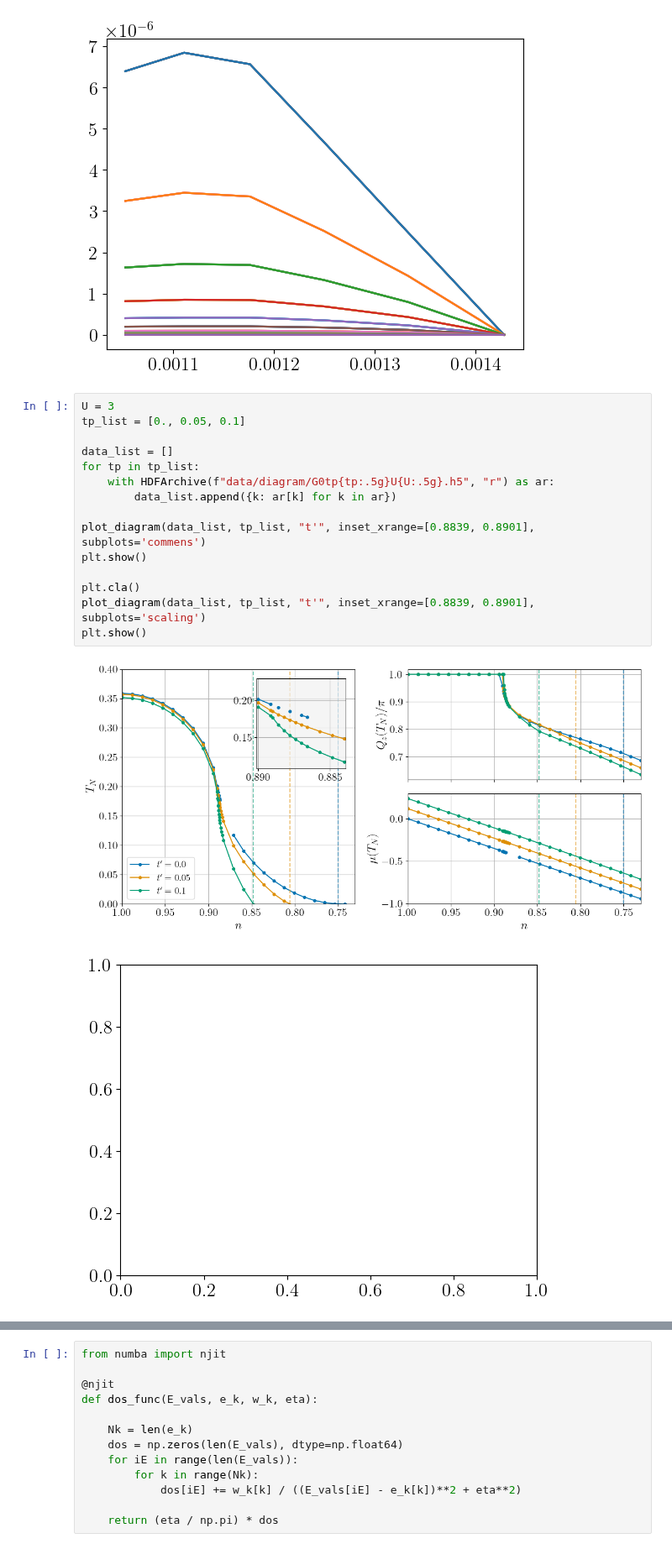
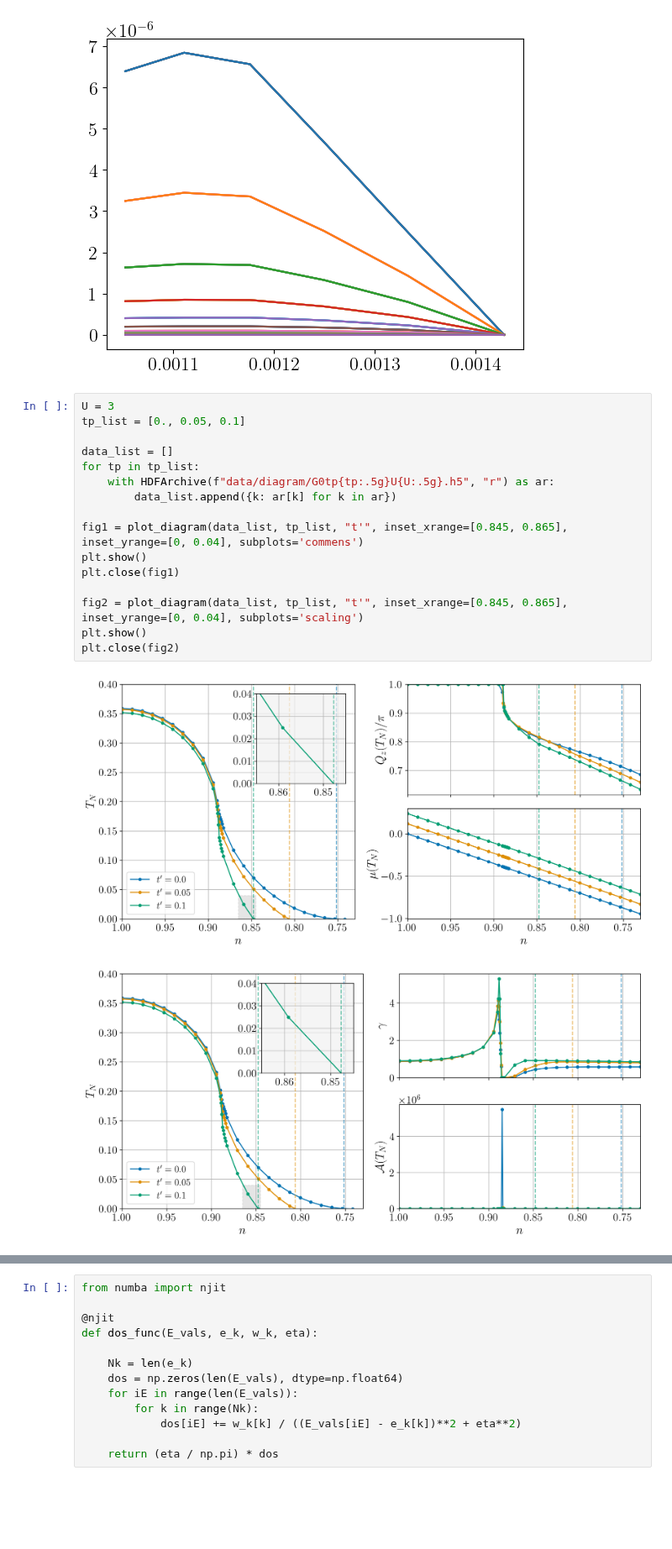
Before and after one commit to cctort/quantum_criticality, a Jupyter notebook: chi_rpa.ipynb, the cells around one changed output, grey strips where cells are left out. Shown at 84% size. Drawn from its saved outputs; the diff is of its cells as text; blank space fills up the shorter version.

```diff
--- a/chi_rpa.ipynb
+++ b/chi_rpa.ipynb
@@ -336,18 +336,19 @@ plt.show()
 # %%
 U = 3
 tp_list = [0., 0.05, 0.1]
 
 data_list = []
 for tp in tp_list:
     with HDFArchive(f"data/diagram/G0tp{tp:.5g}U{U:.5g}.h5", "r") as ar:
         data_list.append({k: ar[k] for k in ar})
 
-plot_diagram(data_list, tp_list, "t'", inset_xrange=[0.8839, 0.8901], subplots='commens')
+fig1 = plot_diagram(data_list, tp_list, "t'", inset_xrange=[0.845, 0.865], inset_yrange=[0, 0.04], subplots='commens')
 plt.show()
+plt.close(fig1)
 
-plt.cla()
-plot_diagram(data_list, tp_list, "t'", inset_xrange=[0.8839, 0.8901], subplots='scaling')
+fig2 = plot_diagram(data_list, tp_list, "t'", inset_xrange=[0.845, 0.865], inset_yrange=[0, 0.04], subplots='scaling')
 plt.show()
+plt.close(fig2)
 # %% [output]
-[figure, old version]
+[figure, new version]
-[figure, old version]
+[figure, new version]
```
Also changed, not shown: parts of 10 cells of this notebook, 10 other files.
